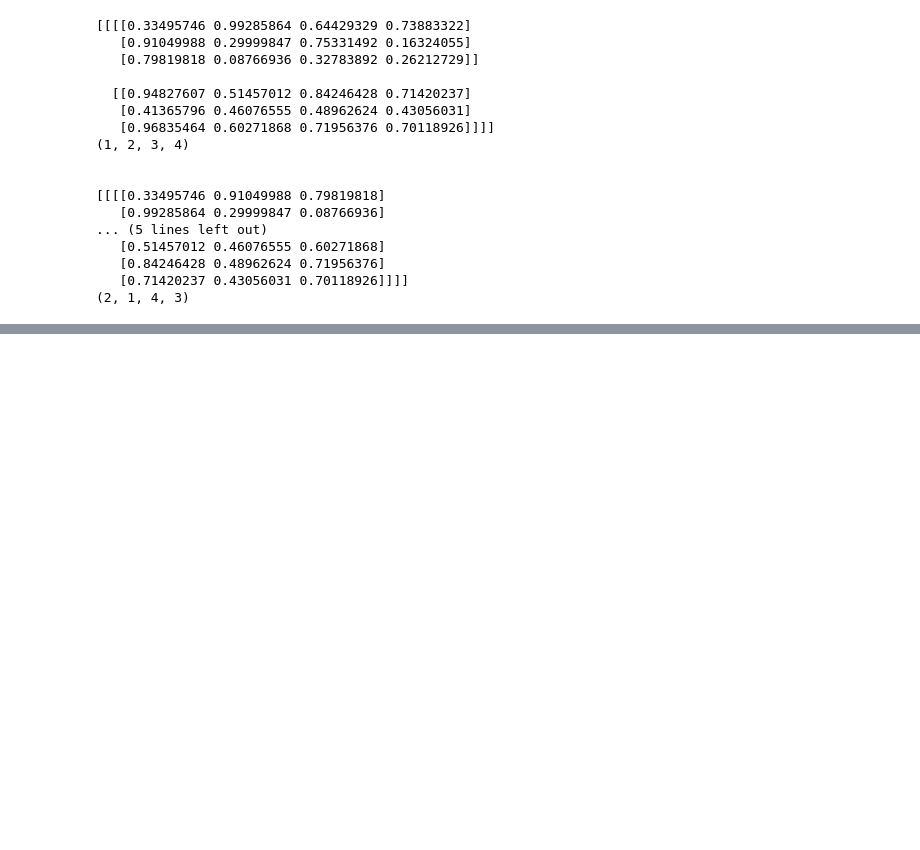
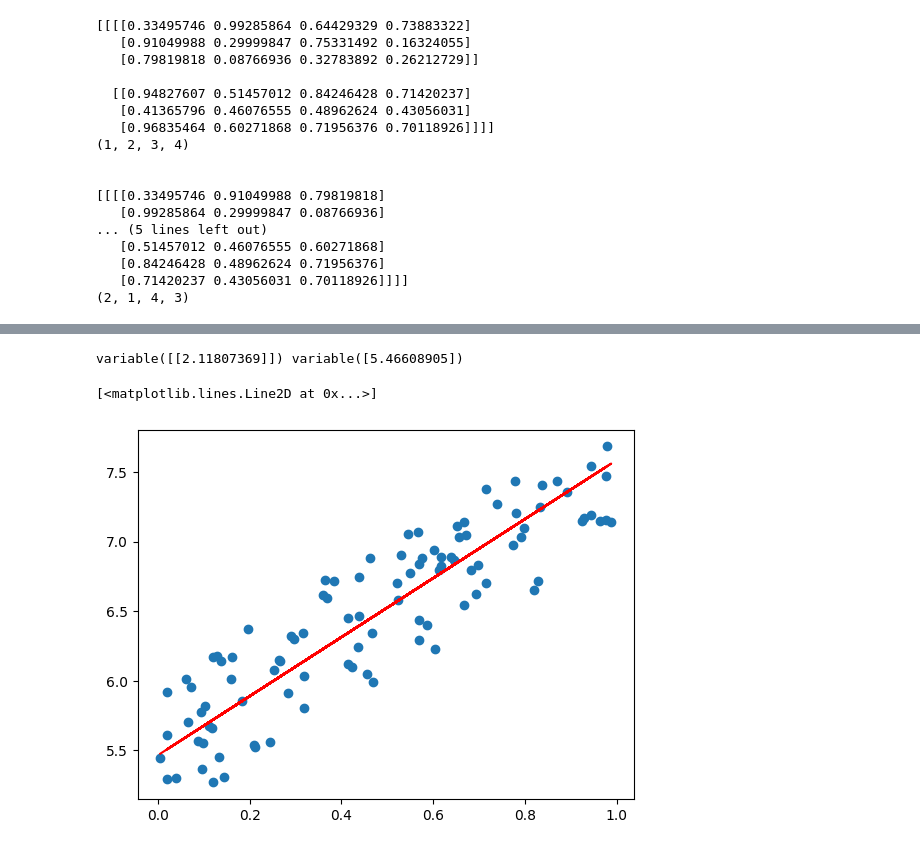
Before and after one commit to ggomaeng514/deep-learning-from-scratch-3, a Jupyter notebook: deep-learning-from-scratch-3/running_steps02.ipynb, the cells around one changed output, grey strips where cells are left out. Drawn from its saved outputs; the diff is of its cells as text; code cells hidden in the pictures; blank space fills up the shorter version.

```diff
--- a/deep-learning-from-scratch-3/running_steps02.ipynb
+++ b/deep-learning-from-scratch-3/running_steps02.ipynb
@@ -255,0 +560,10 @@ print(y.shape)
+# %%
+import matplotlib.pyplot as plt
+
+print(W,b)
+plt.scatter(x.data,y.data)
+plt.plot(x.data, W.data[0] * x.data + b.data[0], color='red')
+# %% [output]
+variable([[2.11807369]]) variable([5.46608905])
+[<matplotlib.lines.Line2D at 0x...>]
+[figure, added]
```
Also changed, not shown: parts of 138 cells of this notebook, 13 other files.
